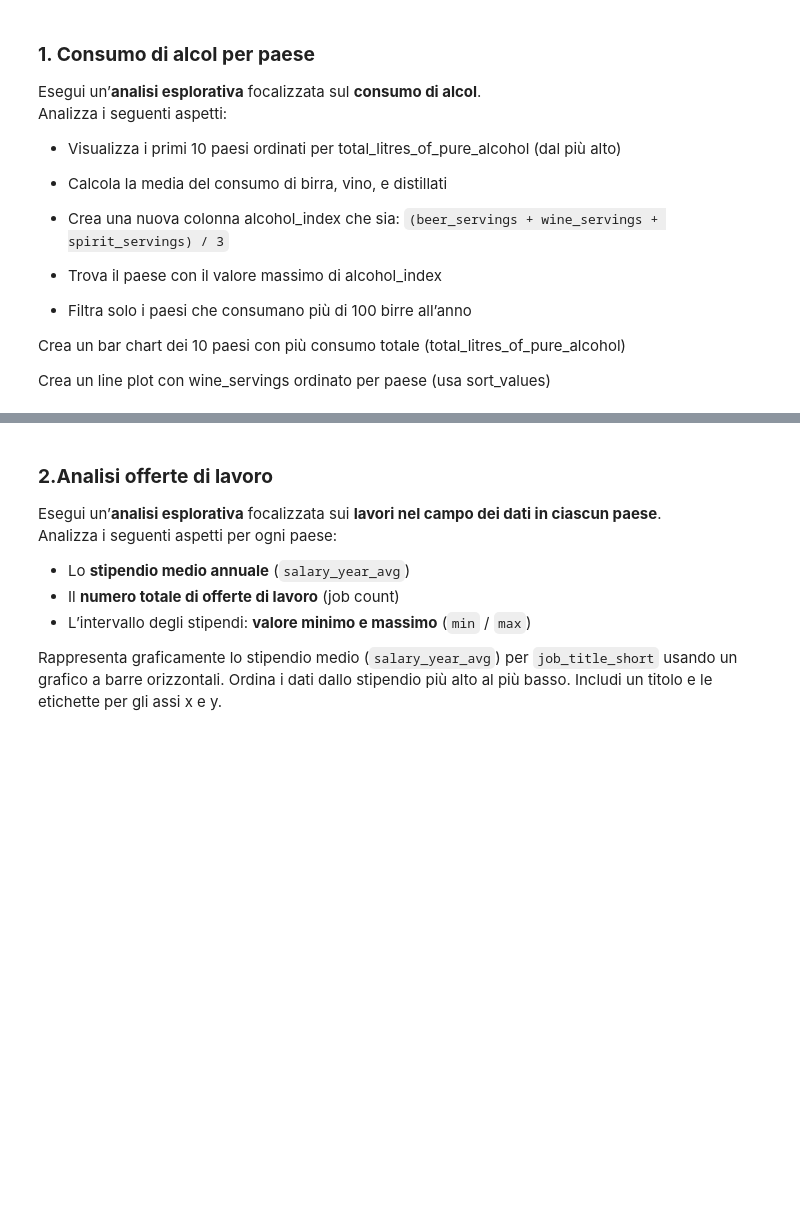
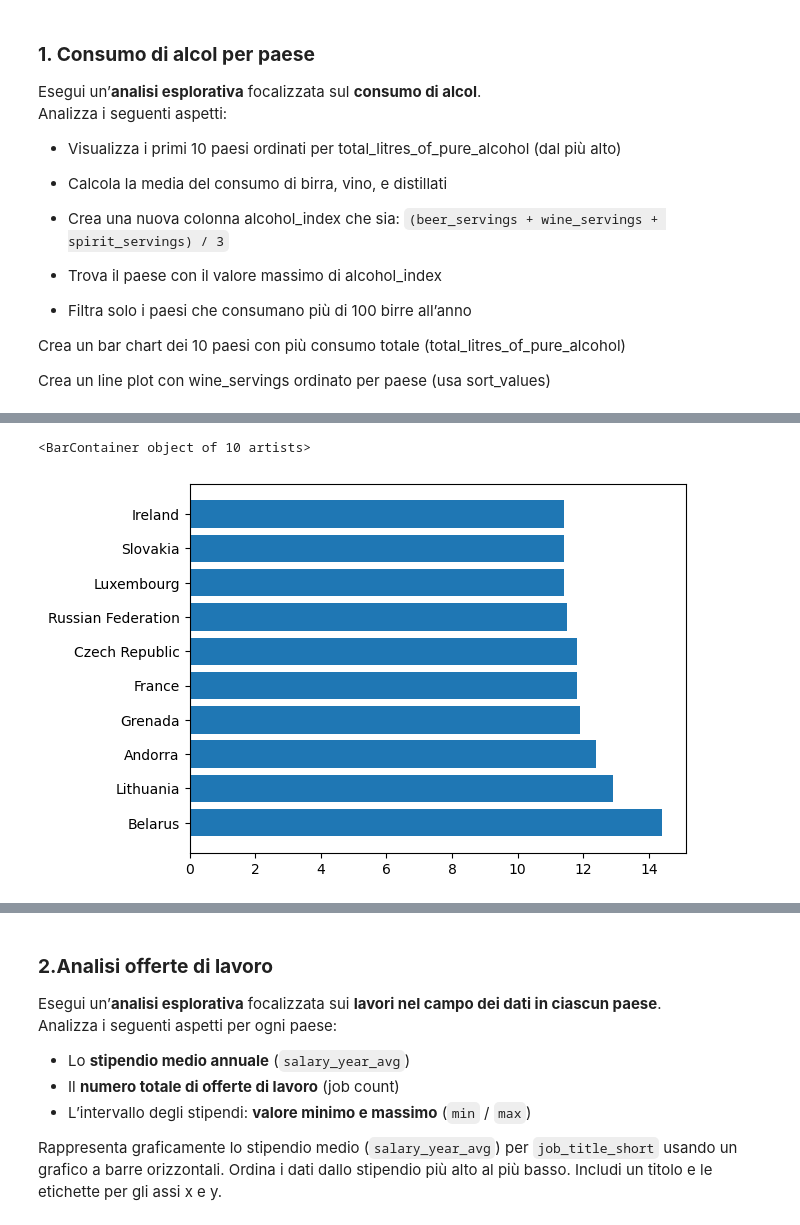
Before and after one commit to Blaz05/ProgrammingLab2, a Jupyter notebook: 3_Esercizi_lez_3.ipynb, the cells around one changed output, grey strips where cells are left out. Cells and saved outputs as stored; diff of their text form; code cells hidden in the pictures; blank space fills up the shorter version.

```diff
--- a/3_Esercizi_lez_3.ipynb
+++ b/3_Esercizi_lez_3.ipynb
@@ -18,29 +18,6 @@ Crea un line plot con wine_servings ordinato per paese (usa sort_values)
 # %%
 import numpy as np
 import pandas as pd
-import matplotlib.pyplot as plt
 
 df = pd.read_csv("https://raw.githubusercontent.com/fivethirtyeight/data/master/alcohol-consumption/drinks.csv")
 df.columns = df.columns.str.replace(' ', '_')
-
-#1
-df.sort_values(by='total_litres_of_pure_alcohol', ascending=False, inplace=True)
-print(df.head(10))
-
-#2
-print(df['beer_servings'].mean())
-print(df['spirit_servings'].mean())
-print(df['wine_servings'].mean())
-
-#3
-df['alcohol_index'] = (df['beer_servings'] + df['wine_servings'] + df['spirit_servings']) / 3.00
-print(df['alcohol_index'])
-
-#4
-indice = df['alcohol_index'].idxmax()
-df.loc[indice, 'country']
-
-#5
-df[df['beer_servings'] > 100]
-
-#6
@@ -48,0 +24,4 @@ KeyboardInterrupt:
+# %%
+#1
+df_sorted = df.sort_values(by='total_litres_of_pure_alcohol', ascending=False)
+df_sorted.head(10)
@@ -48,0 +90,11 @@ KeyboardInterrupt:
+# %%
+#6
+import matplotlib.pyplot as plt
+
+categorie = df_sorted['country'].head(10)
+valori = df_sorted['total_litres_of_pure_alcohol'].head(10)
+
+plt.barh(categorie, valori)
+# %% [output]
+<BarContainer object of 10 artists>
+[figure, added]
```
Also changed, not shown: parts of 14 cells of this notebook.
